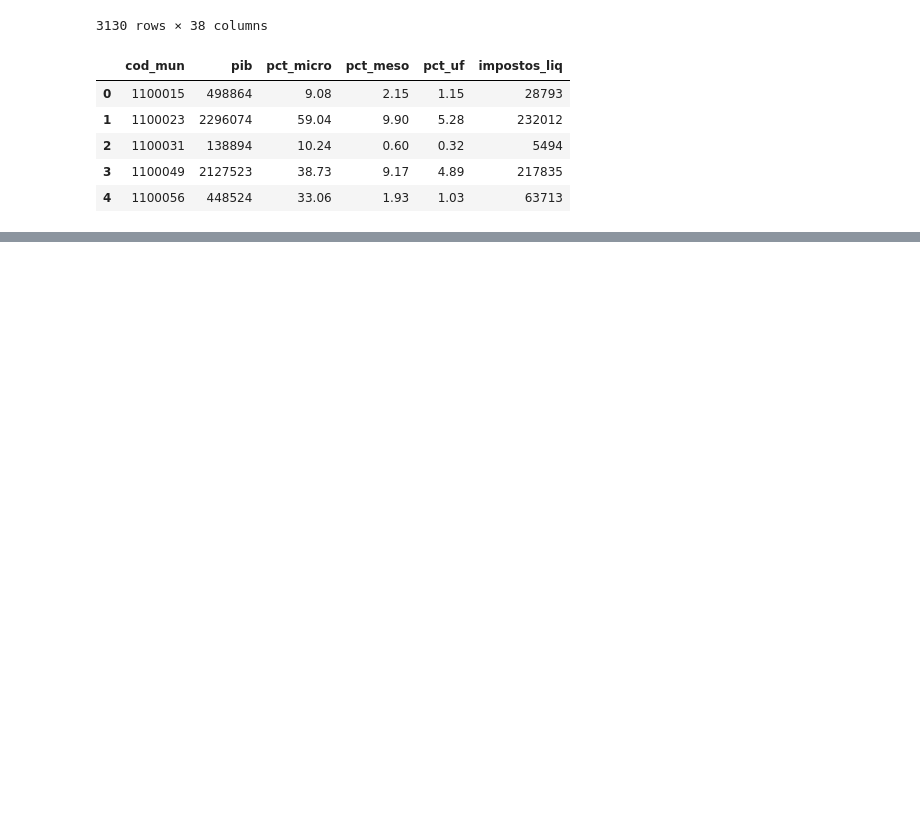
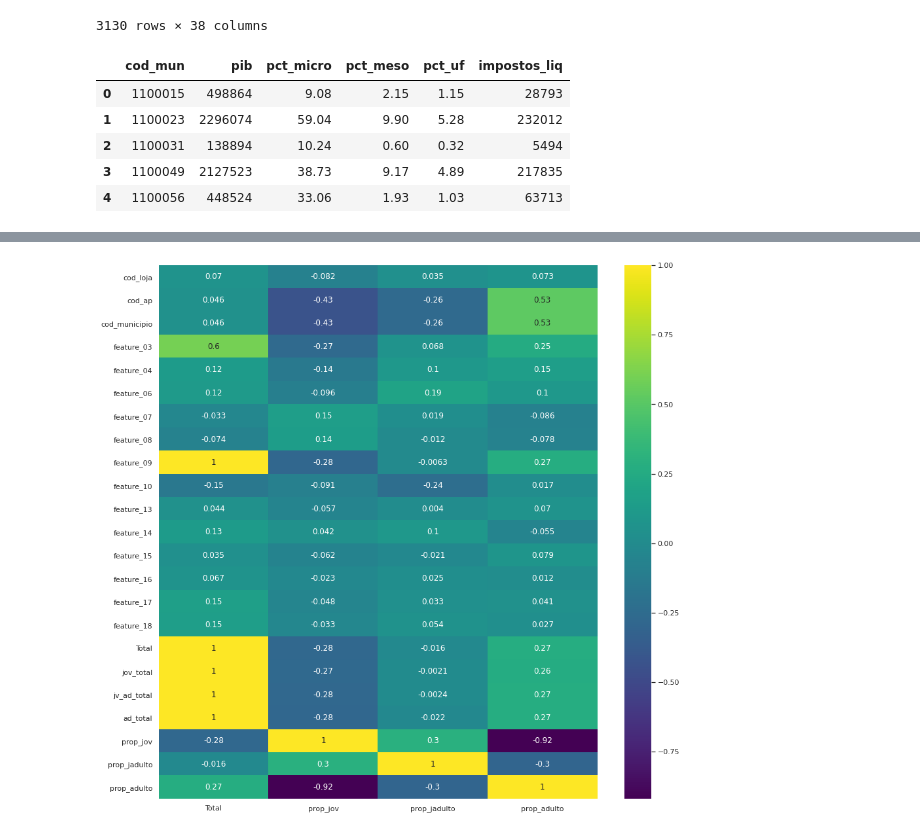
Before and after one commit to BeeData-USP/usp-vs-ufmg, a Jupyter notebook: ikeda/eda_ljs.ipynb, the cells around one changed output, grey strips where cells are left out. Saved outputs shown, nothing was run; the diff lists cells and outputs as text; code cells hidden in the pictures; blank space fills up the shorter version.

```diff
--- a/ikeda/eda_ljs.ipynb
+++ b/ikeda/eda_ljs.ipynb
@@ -177,0 +231,35 @@ sns.heatmap(ljs_corr, annot=True, cmap='viridis');
+# %%
+jv_ad_df = pop_id_df[pop_id_df.Idade == '18 ou 19 anos'][['cod_municipio','Total']].rename(columns={'Total':'t1'})
+k2_df = pop_id_df[pop_id_df.Idade == '20 a 24 anos'][['cod_municipio','Total']].rename(columns={'Total':'t2'})
+k3_df = pop_id_df[pop_id_df.Idade == '25 a 29 anos'][['cod_municipio','Total']].rename(columns={'Total':'t3'})
+jv_ad_df = jv_ad_df.merge(k2_df, on='cod_municipio')
+jv_ad_df = jv_ad_df.merge(k3_df, on='cod_municipio')
+jv_ad_df['jv_ad_total'] = jv_ad_df.t1 + jv_ad_df.t2 + jv_ad_df.t3
+jv_ad_df.drop(columns=['t1','t2','t3'], inplace=True)
+# %%
+adulto_df = pop_id_df[pop_id_df.Idade == '30 a 34 anos'][['cod_municipio','Total']].rename(columns={'Total':'t1'})
+k2_df = pop_id_df[pop_id_df.Idade == '35 a 39 anos'][['cod_municipio','Total']].rename(columns={'Total':'t2'})
+k3_df = pop_id_df[pop_id_df.Idade == '40 a 44 anos'][['cod_municipio','Total']].rename(columns={'Total':'t3'})
+k4_df = pop_id_df[pop_id_df.Idade == '45 a 49 anos'][['cod_municipio','Total']].rename(columns={'Total':'t4'})
+k5_df = pop_id_df[pop_id_df.Idade == '50 a 54 anos'][['cod_municipio','Total']].rename(columns={'Total':'t5'})
+k6_df = pop_id_df[pop_id_df.Idade == '55 a 59 anos'][['cod_municipio','Total']].rename(columns={'Total':'t6'})
+adulto_df = adulto_df.merge(k2_df, on='cod_municipio')
+adulto_df = adulto_df.merge(k3_df, on='cod_municipio')
+adulto_df = adulto_df.merge(k4_df, on='cod_municipio')
+adulto_df = adulto_df.merge(k5_df, on='cod_municipio')
+adulto_df = adulto_df.merge(k6_df, on='cod_municipio')
+adulto_df['ad_total'] = adulto_df.t1 + adulto_df.t2 + adulto_df.t3 + adulto_df.t4 + adulto_df.t5 + adulto_df.t6
+adulto_df.drop(columns=['t1','t2','t3','t4','t5','t6'], inplace=True)
+del(k2_df)
+del(k3_df)
+del(k4_df)
+del(k5_df)
+del(k6_df)
+# %%
+lja_pop_df = lja_pop_df.merge(jovem_df, on='cod_municipio', how='left')
+lja_pop_df = lja_pop_df.merge(jv_ad_df, on='cod_municipio', how='left')
+lja_pop_df = lja_pop_df.merge(adulto_df, on='cod_municipio', how='left')
+# %%
+lja_pop_df['prop_jov'] = lja_pop_df.jov_total / lja_pop_df.Total
+lja_pop_df['prop_jadulto'] = lja_pop_df.jv_ad_total / lja_pop_df.Total
+lja_pop_df['prop_adulto'] = lja_pop_df.ad_total / lja_pop_df.Total
@@ -177,0 +282,4 @@ sns.heatmap(ljs_corr, annot=True, cmap='viridis');
+# %%
+quick_corr(lja_pop_df, rel_cols = ['Total', 'prop_jov', 'prop_jadulto', 'prop_adulto'])
+# %% [output]
+[figure, added]
```
Also changed, not shown: parts of 13 cells of this notebook, 9 other files.
